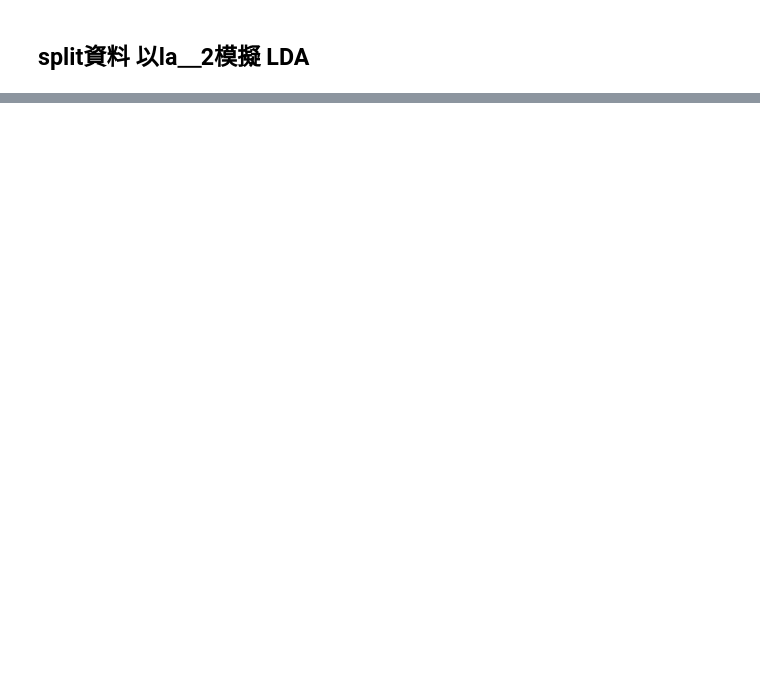
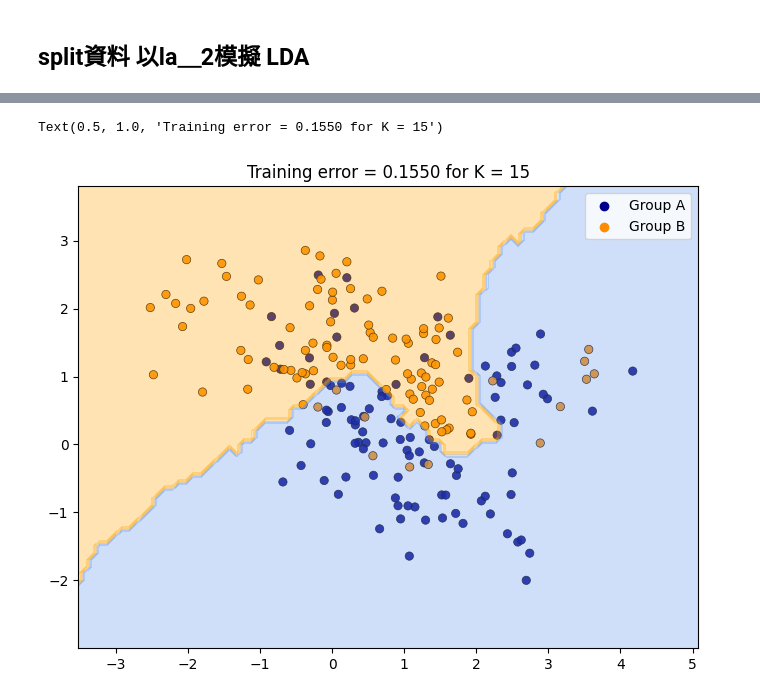
Before and after one commit to eason489233/vscode, a Jupyter notebook: ML2_lda.ipynb, the cells around one changed output, grey strips where cells are left out. Saved outputs shown, nothing was run; the diff lists cells and outputs as text; code cells hidden in the pictures; blank space fills up the shorter version.

```diff
--- a/ML2_lda.ipynb
+++ b/ML2_lda.ipynb
@@ -180,0 +302,30 @@ LDA testing Error:0.1000
+# %%
+from sklearn import neighbors
+from matplotlib.colors import ListedColormap
+data_dir = '../ml_data/'
+D = np.loadtxt(data_dir + 'la_3.txt', comments='%')
+X = D[:, 0:2]
+y = D[:,2].astype('int') # convert to integers 調整為整數
+n = len(y)
+cmap_bold = ['darkblue', 'darkorange']
+Group_name = np.array(['Group A', 'Group B'])#給群組名稱
+plt.figure(figsize=(8, 6))
+sns.scatterplot(x = X[:, 0], y = X[:, 1], hue = Group_name[y], palette = cmap_bold,  alpha = 0.9, edgecolor = "black")
+K = 15
+weights = 'uniform'
+Knn = neighbors.KNeighborsClassifier(K, weights = weights)
+Knn.fit(X, y)
+trainingErr = 1 - Knn.score(X, y)
+x_min, x_max = X[:,0].min() - 1, X[:,0].max() + 1
+y_min, y_max = X[:,1].min() - 1, X[:,1].max() + 1
+
+xx,yy = np.meshgrid(np.arange(x_min, x_max, 0.1), np.arange(y_min, y_max, 0.1))
+
+z =Knn.predict(np.c_[xx.ravel(),yy.ravel()])
+Z =z.reshape(xx.shape)
+cmap_light = ListedColormap(['cornflowerblue', 'orange'])
+plt.contourf(xx, yy, Z, cmap = cmap_light, alpha = 0.3)
+plt.title('Training error = %.4f for K = %i' % (trainingErr,K))
+# %% [output]
+Text(0.5, 1.0, 'Training error = 0.1550 for K = 15')
+[figure, added]
```
Also changed, not shown: parts of 10 cells of this notebook, 2 other files.
